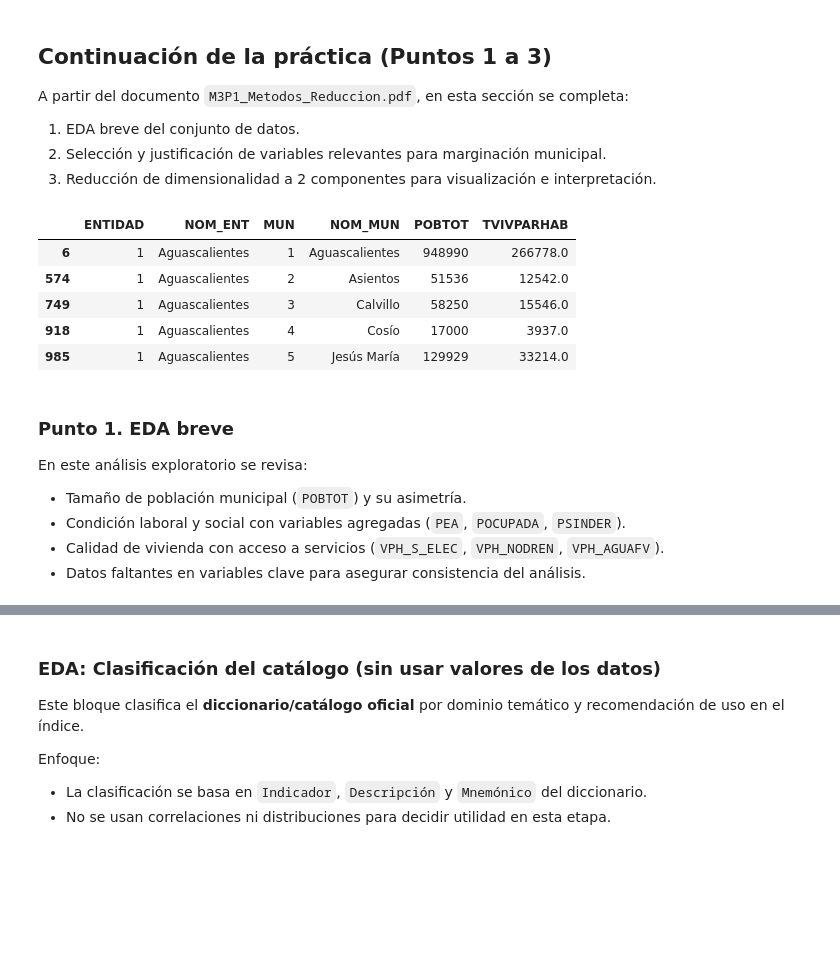
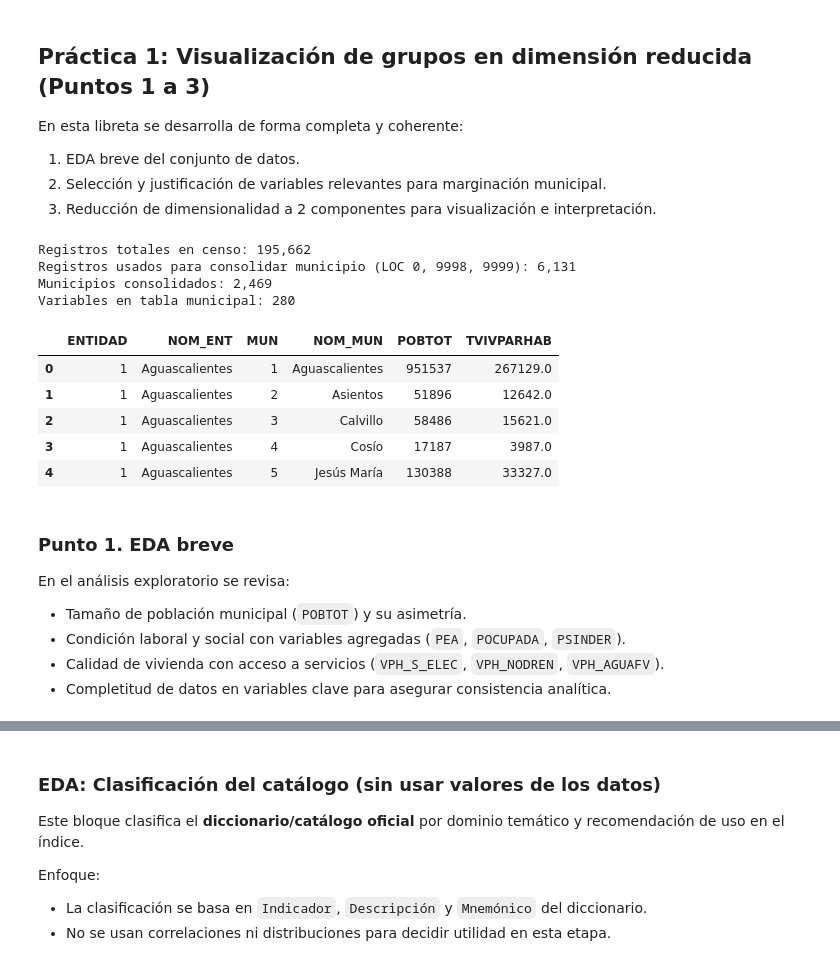
Before and after one commit to Betorcido/CDD_practica1_m3, a Jupyter notebook: g33_m3p1_eq5_notebook_DMC.ipynb, the cells around one changed output, grey strips where cells are left out. Cells and saved outputs as stored; diff of their text form; code cells hidden in the pictures; blank space fills up the shorter version.

```diff
--- a/g33_m3p1_eq5_notebook_DMC.ipynb
+++ b/g33_m3p1_eq5_notebook_DMC.ipynb
@@ -1,7 +1,7 @@
 # %% [markdown]
-## Continuación de la práctica (Puntos 1 a 3)
+## Práctica 1: Visualización de grupos en dimensión reducida (Puntos 1 a 3)
 
-A partir del documento `M3P1_Metodos_Reduccion.pdf`, en esta sección se completa:
+En esta libreta se desarrolla de forma completa y coherente:
 
 1. EDA breve del conjunto de datos.
 2. Selección y justificación de variables relevantes para marginación municipal.
@@ -13,49 +13,73 @@ import numpy as np
 import pandas as pd
 import seaborn as sns
 import matplotlib.pyplot as plt
 
 from sklearn.preprocessing import StandardScaler
 from sklearn.decomposition import PCA
 from sklearn.manifold import TSNE
 
 warnings.filterwarnings('ignore')
 sns.set_theme(style='whitegrid', palette='viridis')
 pd.set_option('display.max_columns', 200)
 
 zip_path = 'data/M3P1_Metodos_Reduccion.zip'
 with zipfile.ZipFile(zip_path) as z:
     censo = pd.read_csv(
         z.open('iter_00_cpv2020/conjunto_de_datos/conjunto_de_datos_iter_00CSV20.csv'),
         low_memory=False
     )
 
 # Convertimos columnas numéricas y preservamos nombres geográficos
 for col in censo.columns:
     if col not in ['NOM_ENT', 'NOM_MUN', 'NOM_LOC', 'LONGITUD', 'LATITUD']:
         censo[col] = pd.to_numeric(censo[col], errors='coerce')
 
-# Municipio: ENTIDAD > 0, MUN > 0, LOC == 0 (registro agregado municipal)
-mun = censo[(censo['ENTIDAD'] > 0) & (censo['MUN'] > 0) & (censo['LOC'] == 0)].copy()
+# Construcción municipal consolidada:
+# LOC=0 (total de localidades ordinarias) + LOC=9998 + LOC=9999
+mun_base = censo[
+    (censo['ENTIDAD'] > 0) &
+    (censo['MUN'] > 0) &
+    (censo['LOC'].isin([0, 9998, 9999]))
+].copy()
 
+cols_no_suma = {
+    'ENTIDAD', 'NOM_ENT', 'MUN', 'NOM_MUN',
+    'LOC', 'NOM_LOC', 'LONGITUD', 'LATITUD', 'ALTITUD', 'TAMLOC'
+}
+cols_suma = [c for c in censo.columns if c not in cols_no_suma]
 
+mun = (
+    mun_base
+    .groupby(['ENTIDAD', 'NOM_ENT', 'MUN', 'NOM_MUN'], as_index=False)[cols_suma]
+    .sum(min_count=1)
+)
+
+print(f'Registros totales en censo: {censo.shape[0]:,}')
+print(f'Registros usados para consolidar municipio (LOC 0, 9998, 9999): {mun_base.shape[0]:,}')
+print(f'Municipios consolidados: {mun.shape[0]:,}')
+print(f'Variables en tabla municipal: {mun.shape[1]}')
 
 mun[['ENTIDAD', 'NOM_ENT', 'MUN', 'NOM_MUN', 'POBTOT', 'TVIVPARHAB']].head()
 # %% [output]
+Registros totales en censo: 195,662
+Registros usados para consolidar municipio (LOC 0, 9998, 9999): 6,131
+Municipios consolidados: 2,469
+Variables en tabla municipal: 280
 |  | ENTIDAD | NOM_ENT | MUN | NOM_MUN | POBTOT | TVIVPARHAB |
-| 6 | 1 | Aguascalientes | 1 | Aguascalientes | 948990 | 266778.0 |
-| 574 | 1 | Aguascalientes | 2 | Asientos | 51536 | 12542.0 |
-| 749 | 1 | Aguascalientes | 3 | Calvillo | 58250 | 15546.0 |
-| 918 | 1 | Aguascalientes | 4 | Cosío | 17000 | 3937.0 |
-| 985 | 1 | Aguascalientes | 5 | Jesús María | 129929 | 33214.0 |
+| 0 | 1 | Aguascalientes | 1 | Aguascalientes | 951537 | 267129.0 |
+| 1 | 1 | Aguascalientes | 2 | Asientos | 51896 | 12642.0 |
+| 2 | 1 | Aguascalientes | 3 | Calvillo | 58486 | 15621.0 |
+| 3 | 1 | Aguascalientes | 4 | Cosío | 17187 | 3987.0 |
+| 4 | 1 | Aguascalientes | 5 | Jesús María | 130388 | 33327.0 |
 # %% [markdown]
 ### Punto 1. EDA breve
 
-En este análisis exploratorio se revisa:
+En el análisis exploratorio se revisa:
 
 - Tamaño de población municipal (`POBTOT`) y su asimetría.
 - Condición laboral y social con variables agregadas (`PEA`, `POCUPADA`, `PSINDER`).
 - Calidad de vivienda con acceso a servicios (`VPH_S_ELEC`, `VPH_NODREN`, `VPH_AGUAFV`).
-- Datos faltantes en variables clave para asegurar consistencia del análisis.
+- Completitud de datos en variables clave para asegurar consistencia analítica.
 # %%
 eda_vars = [
     'POBTOT', 'P_15YMAS', 'PEA', 'POCUPADA', 'PSINDER',
```
Also changed, not shown: parts of 10 cells of this notebook.
